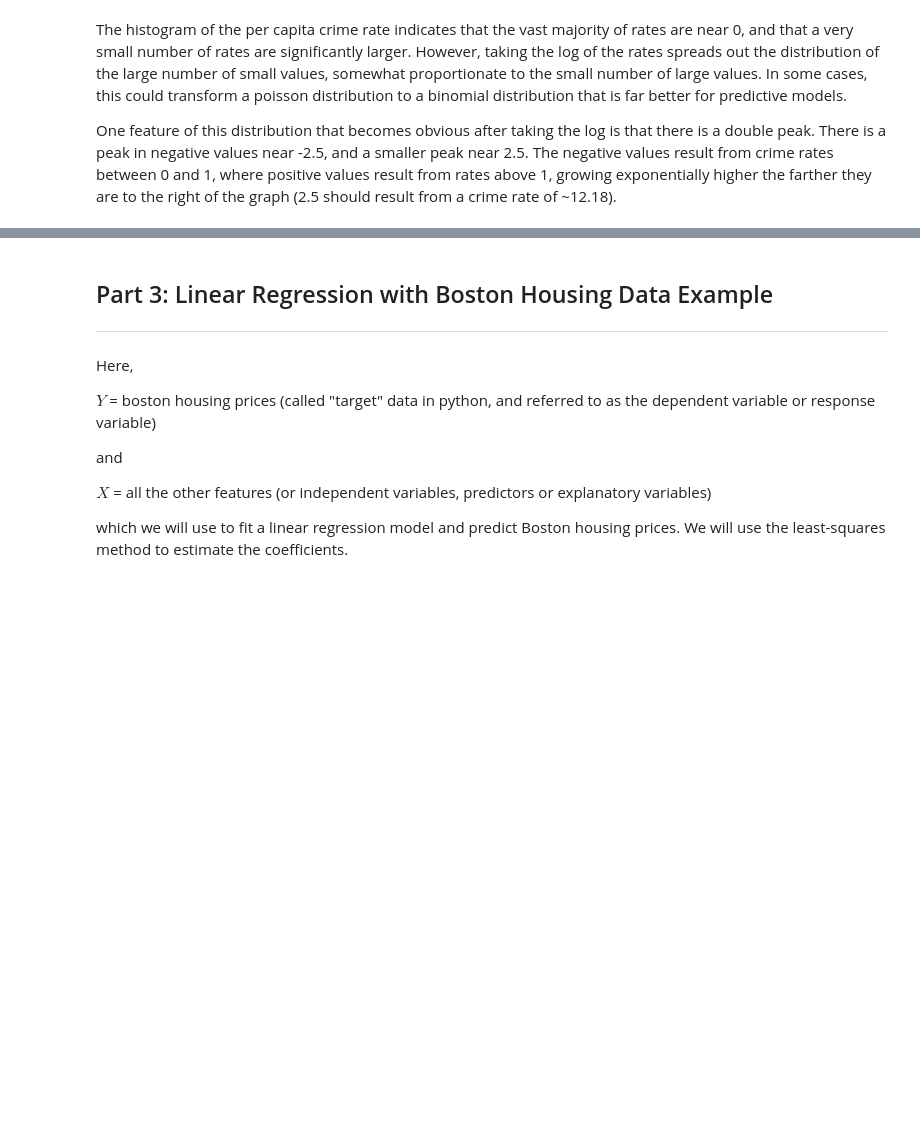
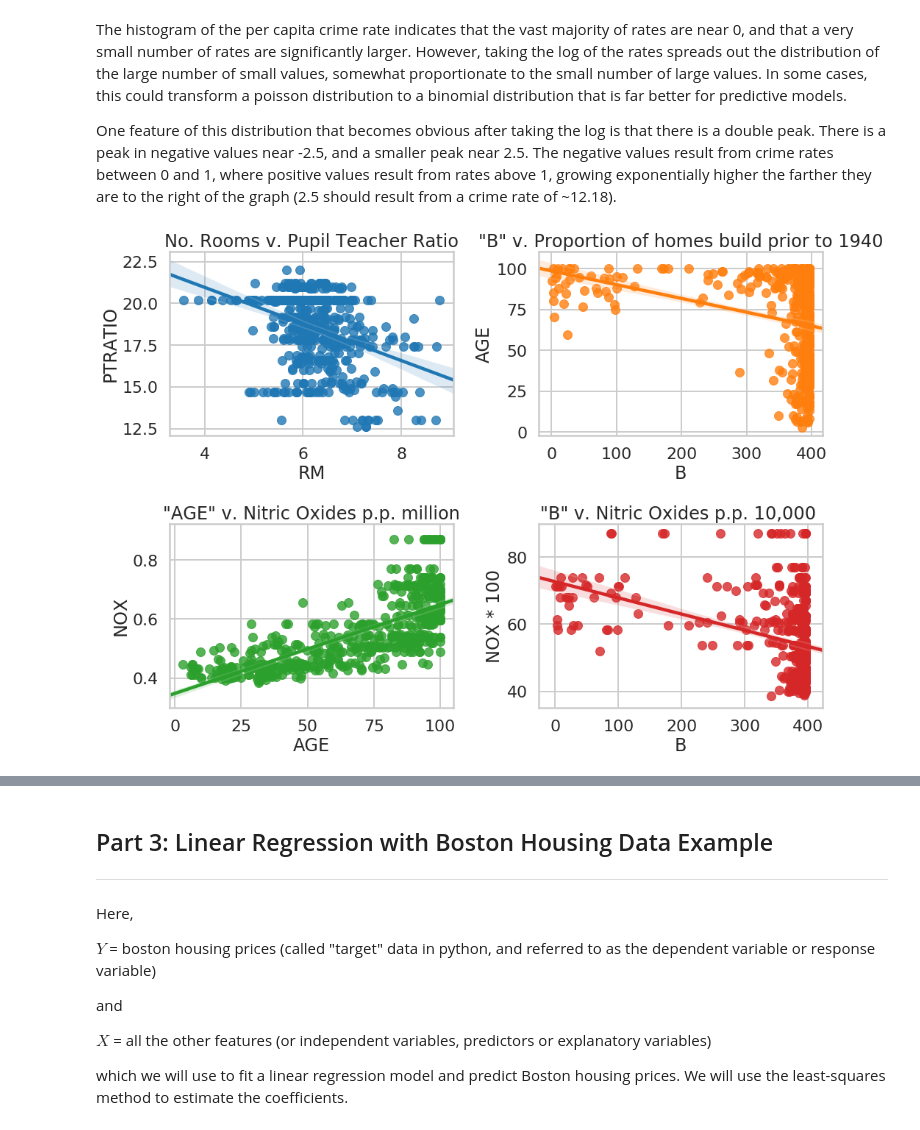
Before and after one commit to Nhorning/linear_regression, a Jupyter notebook: Mini_Project_Linear_Regression.ipynb, the cells around one changed output, grey strips where cells are left out. Drawn from its saved outputs; the diff is of its cells as text; code cells hidden in the pictures; blank space fills up the shorter version.

```diff
--- a/Mini_Project_Linear_Regression.ipynb
+++ b/Mini_Project_Linear_Regression.ipynb
@@ -390,3 +390,30 @@ plt.show()
 The histogram of the per capita crime rate indicates that the vast majority of rates are near 0, and that a very small number of rates are significantly larger.  However, taking the log of the rates spreads out the distribution of the large number of small values, somewhat proportionate to the small number of large values. In some cases, this could transform a poisson distribution to a binomial distribution that is far better for predictive models.
 
 One feature of this distribution that becomes obvious after taking the log is that there is a double peak. There is a peak in negative values near -2.5, and a smaller peak near 2.5.  The negative values result from crime rates between 0 and 1, where positive values result from rates above 1, growing exponentially higher the farther they are to the right of the graph (2.5 should result from a crime rate of ~12.18).
+# %%
+#Plot RM, PTRATIO against each other... along with two others previously chosen
+
+#let's arange them together
+f, (ax1,ax2) = plt.subplots(2,2, figsize=(14,10))
+f.tight_layout(w_pad=2, h_pad=3)
+
+sns.regplot(y="PTRATIO", x="RM", data=bos, fit_reg = True, ax=ax1[0])
+
+sns.regplot(x='B', y='AGE', data=bos, fit_reg = True, ax=ax1[1])
+
+sns.regplot(x='AGE', y='NOX', data=bos, fit_reg = True, ax=ax2[0])
+
+noxco=100
+sns.regplot(x=bos.B, y=bos.NOX*noxco, fit_reg = True, ax=ax2[1])
+ax2[1].set_ylabel('NOX * '+str(noxco))
+ax2[1].set_ylim(35,90)
+
+#set titles
+ax1[0].set_title('No. Rooms v. Pupil Teacher Ratio')
+ax1[1].set_title('"B" v. Proportion of homes build prior to 1940')
+ax2[0].set_title('"AGE" v. Nitric Oxides p.p. million')
+ax2[1].set_title('"B" v. Nitric Oxides p.p. 10,000 ')
+
+plt.show()
+# %% [output]
+[figure, added]
```
Also changed, not shown: parts of 6 cells of this notebook.
